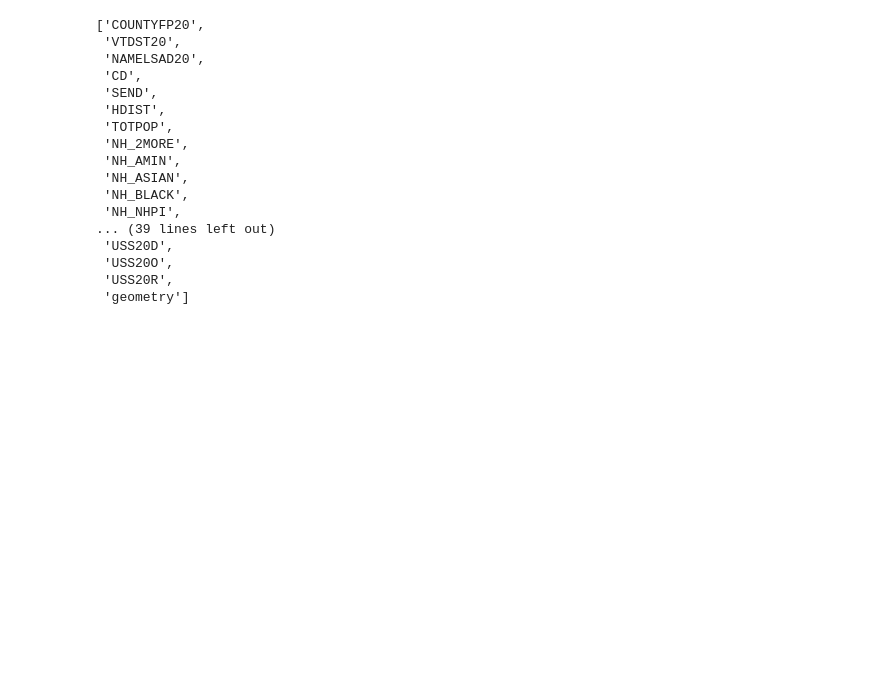
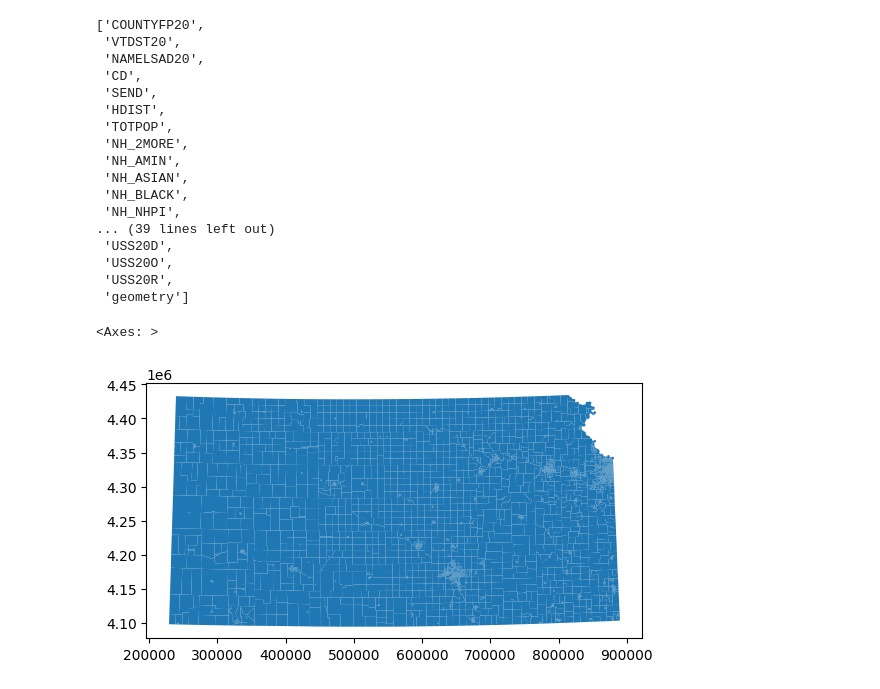
Before and after one commit to eveomett-states/Kansas, a Jupyter notebook: ks.ipynb, the cells around one changed output. Saved outputs shown, nothing was run; the diff lists cells and outputs as text; code cells hidden in the pictures; blank space fills up the shorter version.

```diff
--- a/ks.ipynb
+++ b/ks.ipynb
@@ -409,0 +503,7 @@ graph.to_json("./{}/{}.json".format(state_ab, state_ab))
+# %%
+shapefile_path = "./{}/{}.shp".format(state_ab, state_ab)
+shape=gpd.read_file(shapefile_path)
+shape.plot()
+# %% [output]
+<Axes: >
+[figure, added]
```
Also changed, not shown: parts of 34 cells of this notebook, 1 other file.
